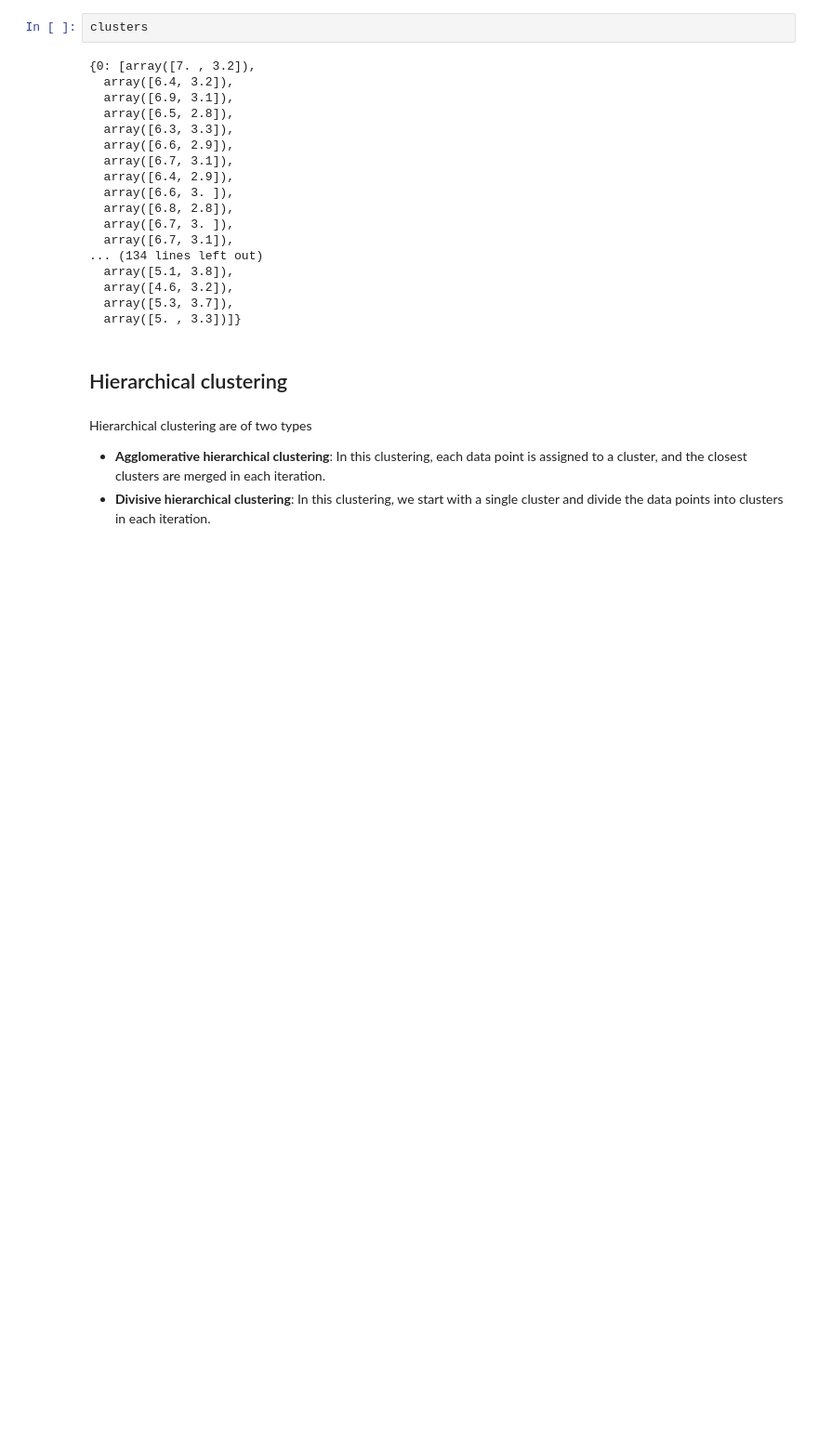
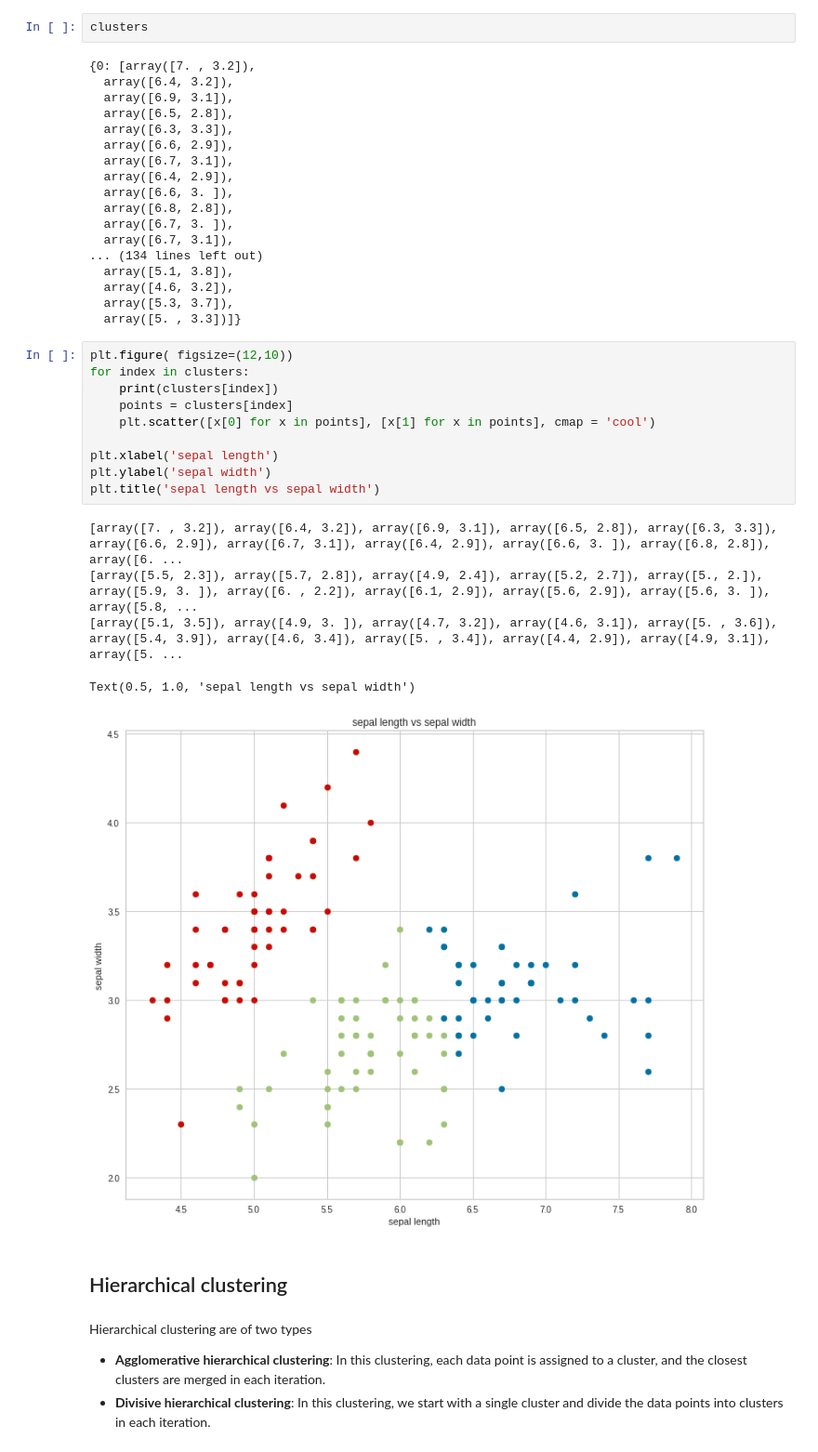
Before and after one commit to BhavyaTetali/CMPE-255-Assignmnets, a Jupyter notebook: Assignment4/clusteringAssignment.ipynb, the cells around one changed output. Shown at 93% size. Drawn from its saved outputs; the diff is of its cells as text; blank space fills up the shorter version.

Commit message:
update  visualization

```diff
--- a/Assignment4/clusteringAssignment.ipynb
+++ b/Assignment4/clusteringAssignment.ipynb
@@ -224,6 +224,22 @@ clusters
   array([4.6, 3.2]),
   array([5.3, 3.7]),
   array([5. , 3.3])]}
+# %%
+plt.figure( figsize=(12,10))
+for index in clusters:
+    print(clusters[index])
+    points = clusters[index]
+    plt.scatter([x[0] for x in points], [x[1] for x in points], cmap = 'cool')
+
+plt.xlabel('sepal length')
+plt.ylabel('sepal width')
+plt.title('sepal length vs sepal width')
+# %% [output]
+[array([7. , 3.2]), array([6.4, 3.2]), array([6.9, 3.1]), array([6.5, 2.8]), array([6.3, 3.3]), array([6.6, 2.9]), array([6.7, 3.1]), array([6.4, 2.9]), array([6.6, 3. ]), array([6.8, 2.8]), array([6. ...
+[array([5.5, 2.3]), array([5.7, 2.8]), array([4.9, 2.4]), array([5.2, 2.7]), array([5., 2.]), array([5.9, 3. ]), array([6. , 2.2]), array([6.1, 2.9]), array([5.6, 2.9]), array([5.6, 3. ]), array([5.8, ...
+[array([5.1, 3.5]), array([4.9, 3. ]), array([4.7, 3.2]), array([4.6, 3.1]), array([5. , 3.6]), array([5.4, 3.9]), array([4.6, 3.4]), array([5. , 3.4]), array([4.4, 2.9]), array([4.9, 3.1]), array([5. ...
+Text(0.5, 1.0, 'sepal length vs sepal width')
+[figure, added]
 # %% [markdown]
 ##  Hierarchical clustering
 # %% [markdown]
```
